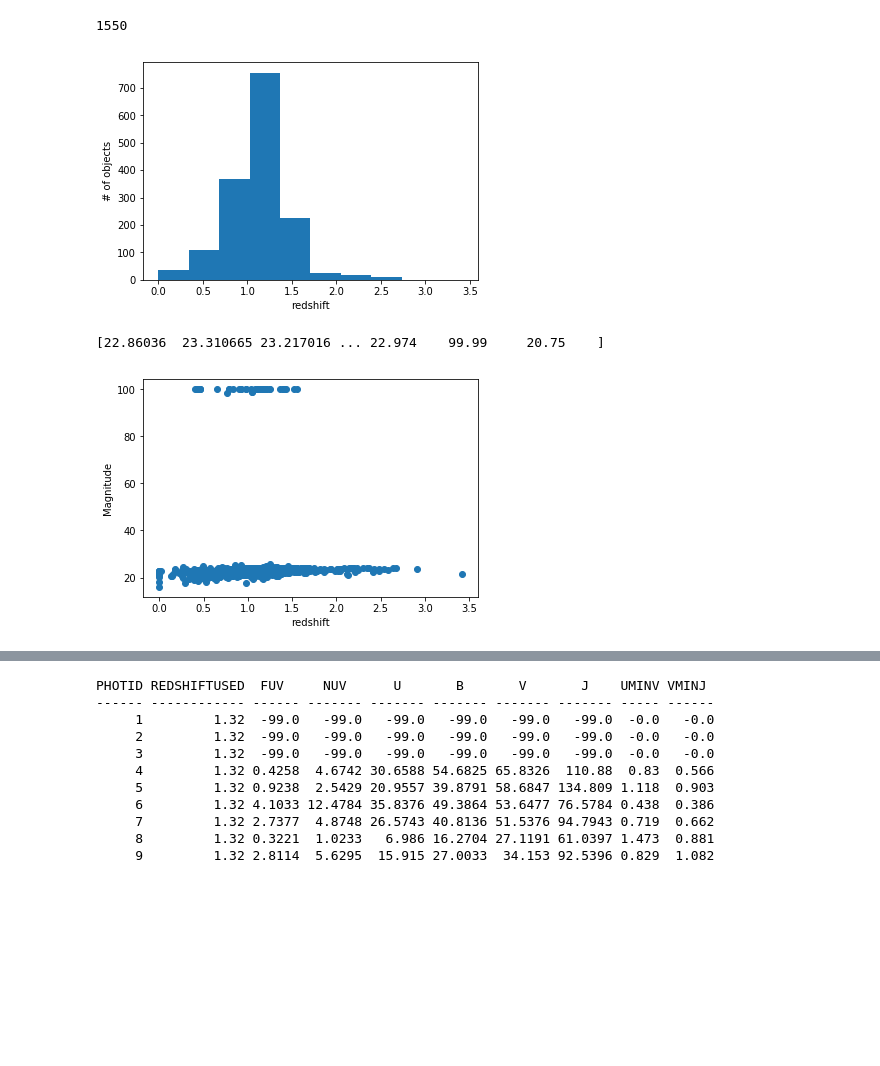
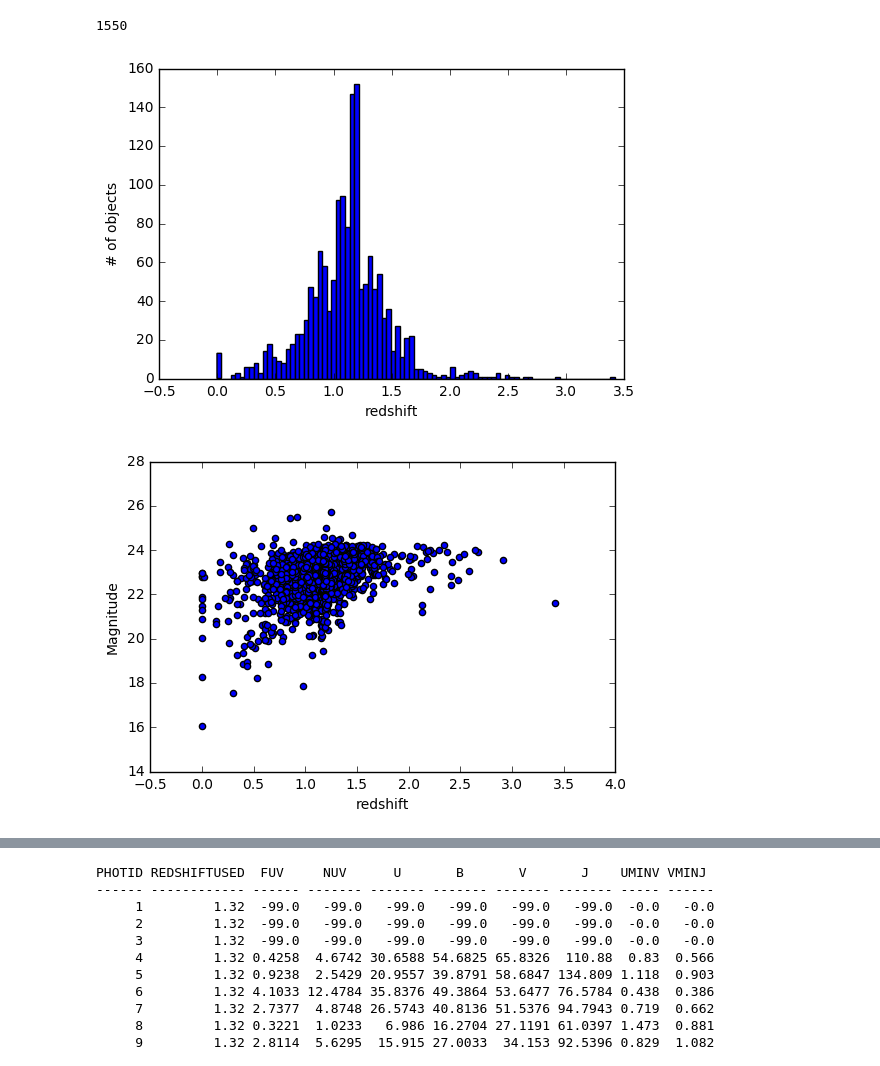
Before and after one commit to tplattner24/GoGreen, a Jupyter notebook: PracticeCats.ipynb, the cells around one changed output, grey strips where cells are left out. Saved outputs shown, nothing was run; the diff lists cells and outputs as text; code cells hidden in the pictures; blank space fills up the shorter version.

```diff
--- a/PracticeCats.ipynb
+++ b/PracticeCats.ipynb
@@ -60,20 +60,21 @@ len(SpecID)
 # %% [output]
 1550
 # %%
-hist = plt.hist(z)
+nbins = int((3.5 - 0) / 0.04)
+hist = plt.hist(z,bins=nbins)
 hist = plt.xlabel('redshift')
 hist = plt.ylabel('# of objects')
 plt.show()
 # %% [output]
-[figure, old version]
+[figure, new version]
 # %%
-m = catdata['ZMAG_TOTAL']
-print(m)
-zmagVSred = plt.scatter(z,m)
+igoodz = np.where(catdata['ZMAG_TOTAL']<40.)
+#m = catdata['ZMAG_TOTAL'][igoodz]
+#print(m)
+zmagVSred = plt.scatter(catdata['Redshift'][igoodz],catdata['ZMAG_TOTAL'][igoodz])
 zmagVSred = plt.xlabel('redshift')
 zmagVSred = plt.ylabel('Magnitude')
 plt.show()
 # %% [output]
-[22.86036  23.310665 23.217016 ... 22.974    99.99     20.75    ]
-[figure, old version]
+[figure, new version]
 # %%
```
Also changed, not shown: parts of 10 cells of this notebook.
